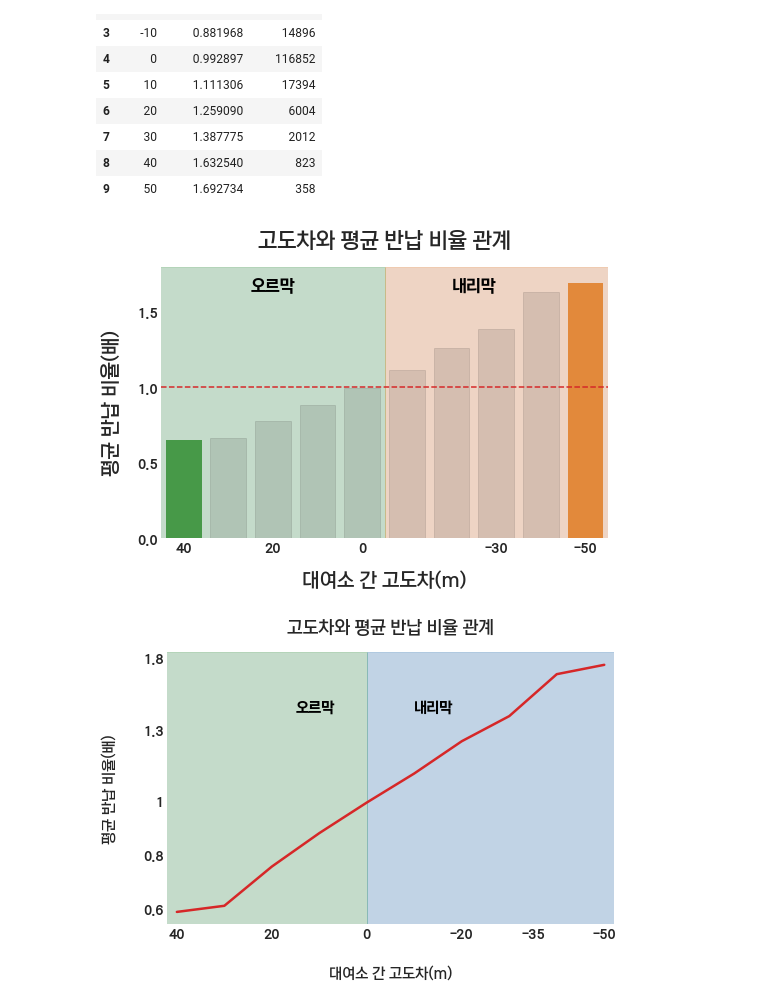
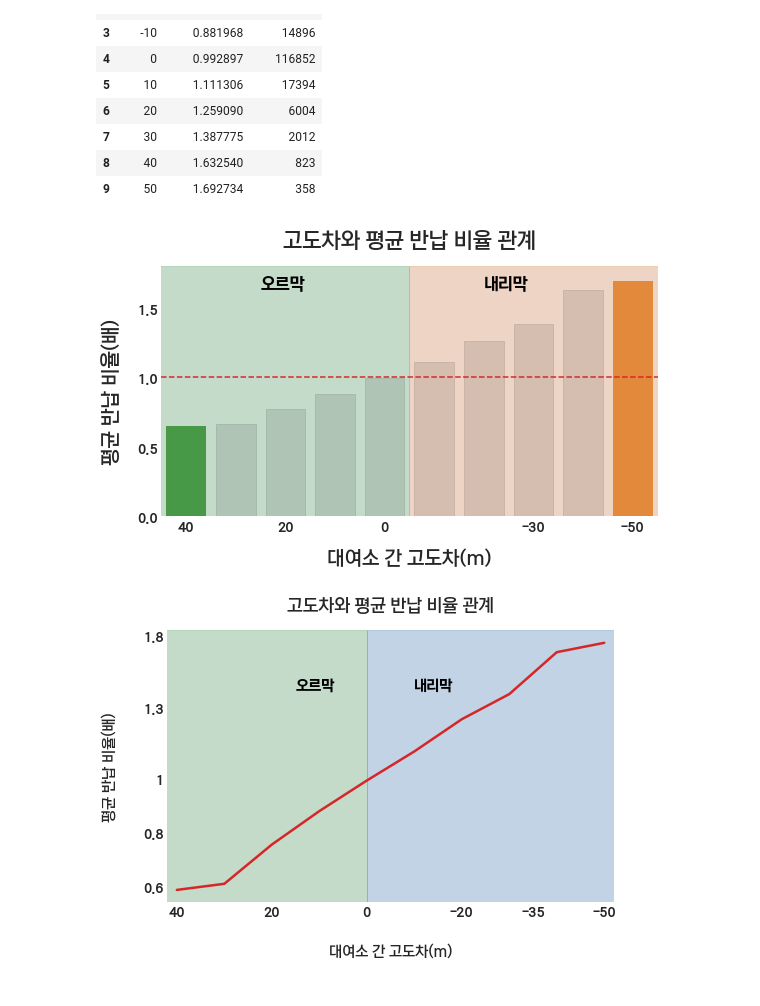
Before and after one commit to yangoos57/seoulBikeProject, a Jupyter notebook: backend/ExtractBikeTourplots.ipynb, the cells around one changed output. Drawn from its saved outputs; the diff is of its cells as text; code cells hidden in the pictures.

```diff
--- a/backend/ExtractBikeTourplots.ipynb
+++ b/backend/ExtractBikeTourplots.ipynb
@@ -919,31 +919,32 @@ k
 # %%
 fig, ax = plt.subplots(figsize=(8,5))
 plt.axvspan(-1,4.5, alpha=0.2, color='tab:green')
 plt.axvspan(4.5, 10, alpha=0.2, color='tab:orange')
 pal = ['tab:green','tab:green','tab:green','tab:green','tab:green','tab:orange','tab:orange','tab:orange','tab:orange','tab:orange','tab:orange']
 ax = sns.barplot(x='고도차', y='평균 반납 비율', data=k,palette=pal)
 plt.axhline(y=1, color='tab:red',linestyle='--')
 for num,bar in enumerate(ax.containers[0]) :
     if num == 0 or num == 9:
         bar.set_alpha(0.9)
     elif num  :
         bar.set_alpha(0.1)
         bar.set_color('black')
 
 
 plt.xlabel('대여소 간 고도차(m)',fontdict={'fontsize':20},labelpad=15)
 plt.ylabel('평균 반납 비율(배)',fontdict={'fontsize':20},labelpad=15)
 plt.title('고도차와 평균 반납 비율 관계',fontdict={'fontsize':22},pad=20)
 
 
 plt.xticks(ticks=[0,2,4,7,9] ,labels=[40,20,0,-30,-50],fontsize=13,weight='bold')
 plt.yticks(ticks=[0,0.5,1,1.5], fontsize=13,weight='bold')
 plt.ylim(0,1.8)
 plt.text(1.5, 1.65, '오르막',fontdict={'fontsize' :17,'color': 'black','weight':'bold'})
 plt.text(6, 1.65, '내리막',fontdict={'fontsize' :17,'color': 'black','weight':'bold'})
+plt.tight_layout()
 plt.savefig('output.png',dpi=300)
 # %% [output]
-[figure, old version]
+[figure, new version]
 # %%
 # quanJ1 = uphill.groupby(by='cat')['logRate'].mean()
 # quanJ2 = downhill.groupby(by='cat')['logRate'].mean()
```
Also changed, not shown: parts of 1 cell of this notebook, 5 other files.
